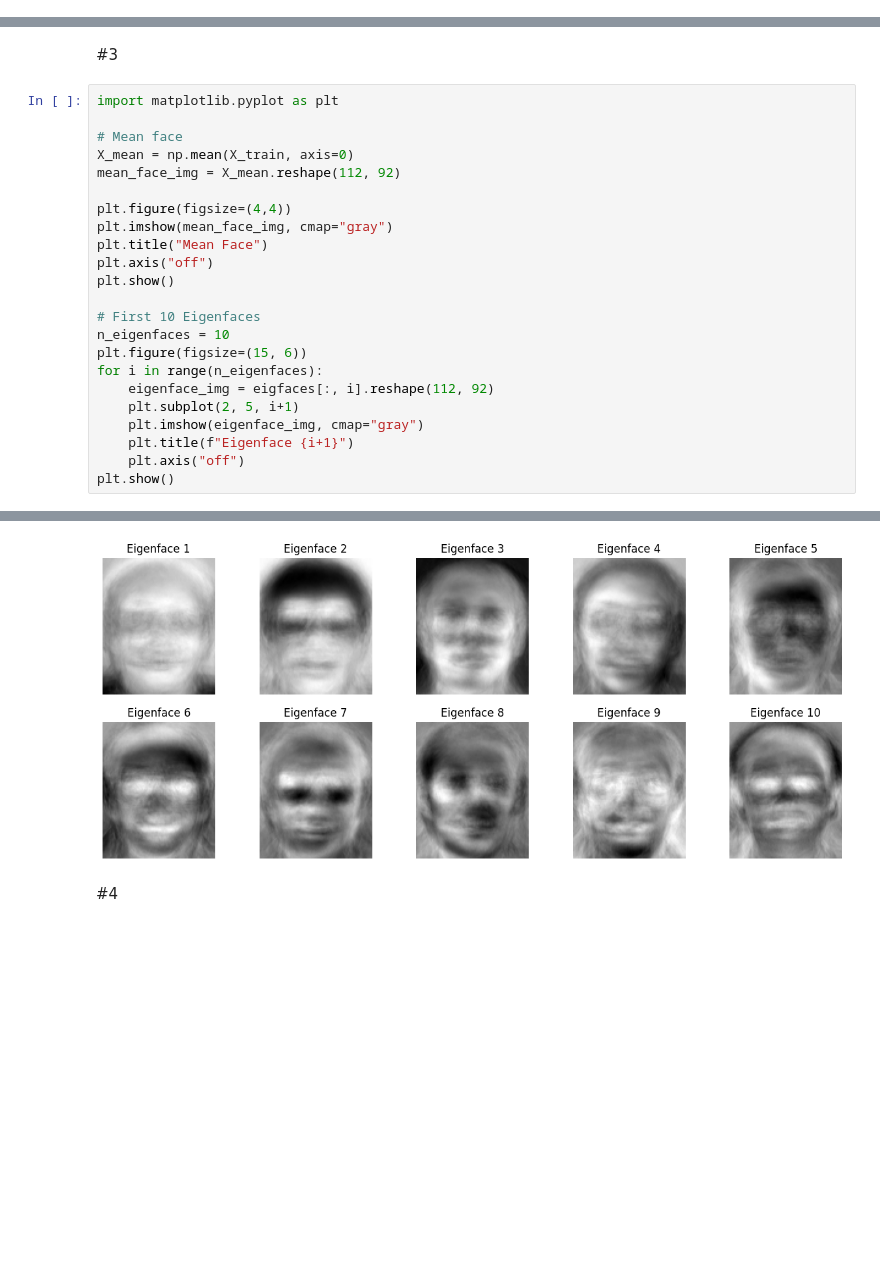
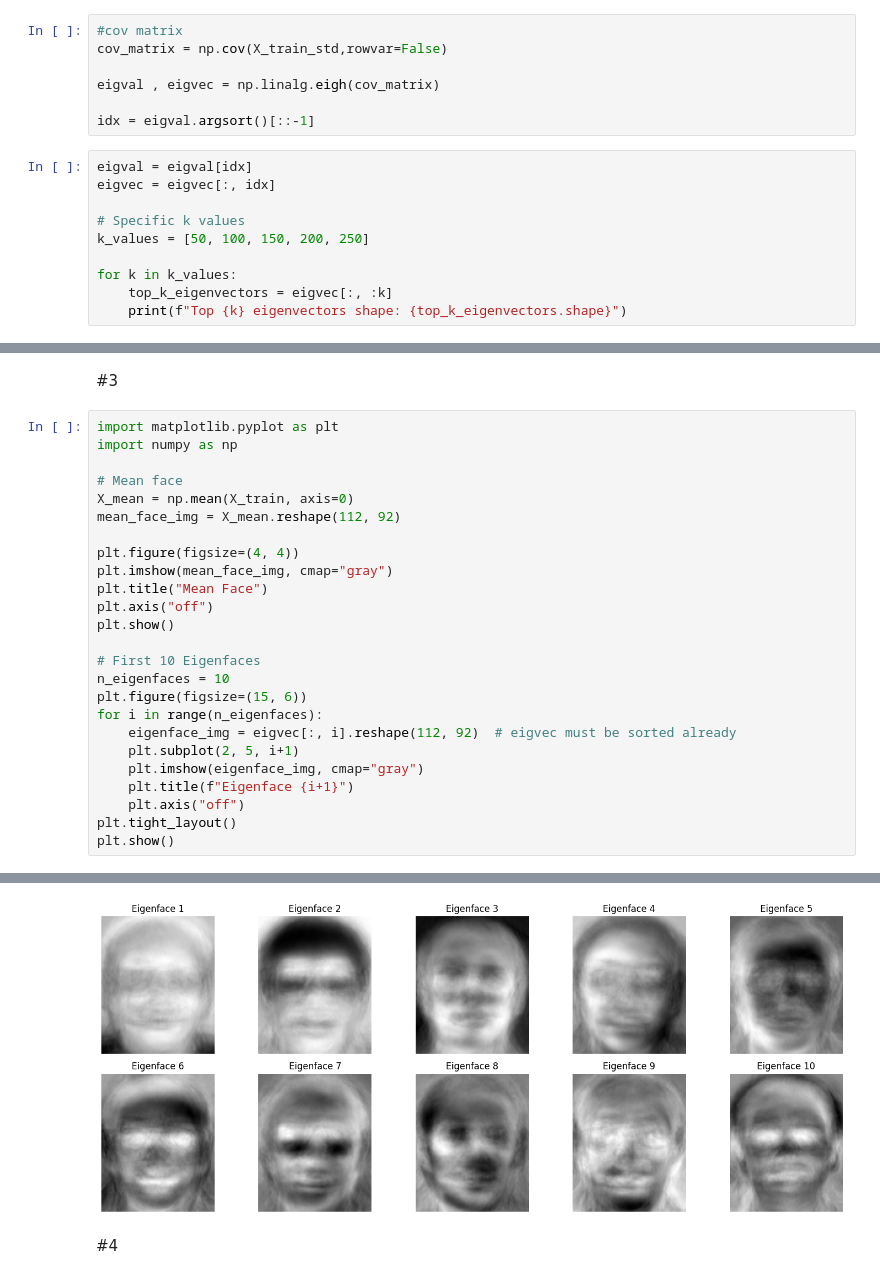
Before and after one commit to merajsiddieque/DS-LAB, a Jupyter notebook: DS_Lab3_4.ipynb, the cells around one changed output, grey strips where cells are left out. Cells and saved outputs as stored; diff of their text form; blank space fills up the shorter version.

```diff
--- a/DS_Lab3_4.ipynb
+++ b/DS_Lab3_4.ipynb
@@ -151,0 +112,17 @@ print("Top-k eigenvalues:", top_eigenvalues[:5])  # preview first 5
+# %%
+#cov matrix
+cov_matrix = np.cov(X_train_std,rowvar=False)
+
+eigval , eigvec = np.linalg.eigh(cov_matrix)
+
+idx = eigval.argsort()[::-1]
+# %%
+eigval = eigval[idx]
+eigvec = eigvec[:, idx]
+
+# Specific k values
+k_values = [50, 100, 150, 200, 250]
+
+for k in k_values:
+    top_k_eigenvectors = eigvec[:, :k]
+    print(f"Top {k} eigenvectors shape: {top_k_eigenvectors.shape}")
@@ -153,29 +136,31 @@ print("Top-k eigenvalues:", top_eigenvalues[:5])  # preview first 5
 #3
 # %%
 import matplotlib.pyplot as plt
+import numpy as np
 
 # Mean face
 X_mean = np.mean(X_train, axis=0)
 mean_face_img = X_mean.reshape(112, 92)
 
-plt.figure(figsize=(4,4))
+plt.figure(figsize=(4, 4))
 plt.imshow(mean_face_img, cmap="gray")
 plt.title("Mean Face")
 plt.axis("off")
 plt.show()
 
 # First 10 Eigenfaces
 n_eigenfaces = 10
 plt.figure(figsize=(15, 6))
 for i in range(n_eigenfaces):
-    eigenface_img = eigfaces[:, i].reshape(112, 92)
+    eigenface_img = eigvec[:, i].reshape(112, 92)  # eigvec must be sorted already
     plt.subplot(2, 5, i+1)
     plt.imshow(eigenface_img, cmap="gray")
     plt.title(f"Eigenface {i+1}")
     plt.axis("off")
+plt.tight_layout()
 plt.show()
 # %% [output]
 [figure]
-[figure, old version]
+[figure, new version]
 # %% [markdown]
 #4
```
Also changed, not shown: parts of 35 cells of this notebook.
